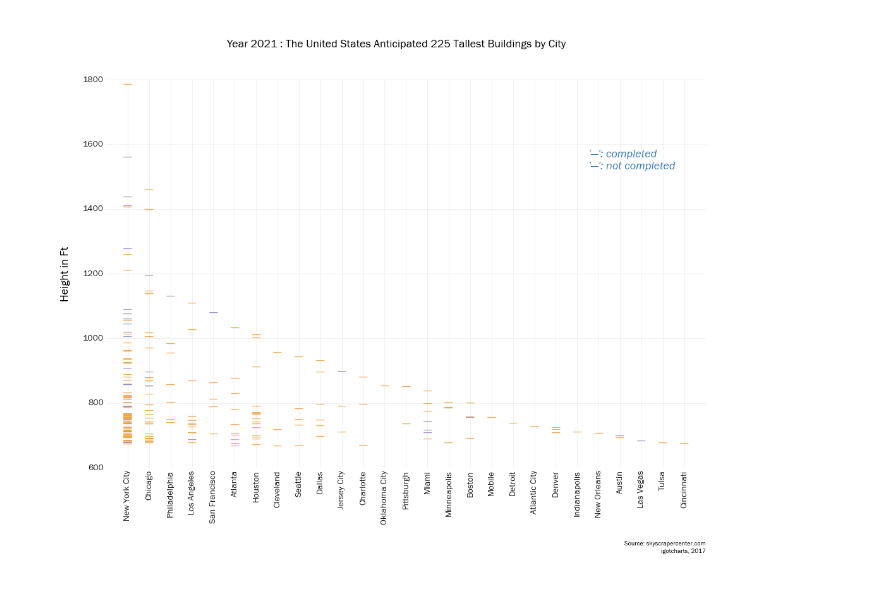
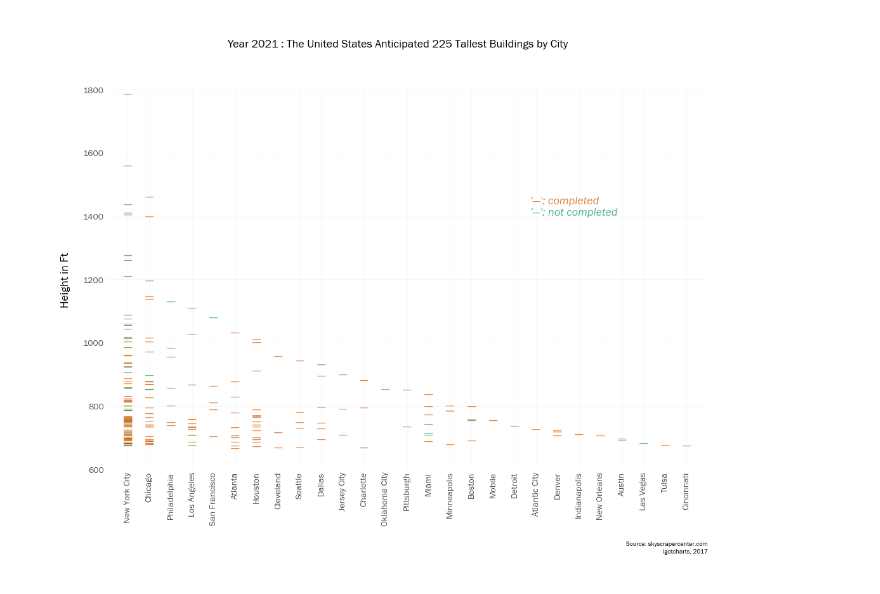
Before and after one commit to igotcharts/charts_and_more_charts, a Jupyter notebook: notebooks/Skyscrapers.ipynb, the cells around one changed output. Cells and saved outputs as stored; diff of their text form; code cells hidden in the pictures.

Commit message:
updated colors

```diff
--- a/notebooks/Skyscrapers.ipynb
+++ b/notebooks/Skyscrapers.ipynb
@@ -11,16 +11,21 @@ skyscraper['City_Recode'] = charts_function_list.numeric_code(skyscraper,'City')
 # %%
 os.chdir(output)
 # %%
+#function to re-code whether the bldg is complete or not
 def completed(series,color1,color2):
     if series<=2017:
         return color1
     else:
         return color2
-
-skyscraper['Completed_Color_Code']= skyscraper['Completed'].apply(completed,color1='#f1a340',color2='#998ec3')
+# %%
+#define colors
+color1 = '#d95f02'
+color2 = '#1b9e77'
+
+skyscraper['Completed_Color_Code']= skyscraper['Completed'].apply(completed,color1=color1,color2=color2)
 # %%
 #set transparency variable
-a=.9
+a=.7
 
 #add figure, axis
 fig = figure(figsize=(17,11))
@@ -31,40 +36,40 @@ ax = fig.add_subplot(111)
 #text scatter with em dash
 
 for item in range(len(skyscraper)):
-    ax.text(skyscraper['City_Recode'][item],skyscraper['Height (ft)'][item],'\u2014',ha='center',alpha=.9
+    ax.text(skyscraper['City_Recode'][item],skyscraper['Height (ft)'][item],'\u2014',ha='center',alpha=a
             ,
             color=skyscraper['Completed_Color_Code'][item],fontsize=20)
 #axis labels
 ax.set_ylabel('Height in Ft',fontsize=18,labelpad=20)
 
 #x-ticks
 ax.set_xticks([x for x in range(1,28)])
 ax.set_xticklabels(skyscraper['City'].unique(),rotation=90,fontsize=14,alpha=a)
 
 
 
 #limits
 ax.set_xlim(0,28)
 ax.set_ylim(600,1800)
 
 #yticks
 ax.set_yticklabels([int(x) for x in ax.get_yticks()],fontsize=14,alpha=a)
 
 #credits
 ax.text(1,-.2,'Source: skyscrapercenter.com',transform=ax.transAxes,ha='right')
 ax.text(1,-.22,'igotcharts, 2017',transform=ax.transAxes,ha='right')
 
 
-ax.text(.8,.8,' \'\u2014\': completed',color='#f1a340',
+ax.text(.7,.7,' \'\u2014\': completed',color=color1,
         transform=ax.transAxes,fontsize=18,ha='left',fontstyle='italic',alpha=.8)
-ax.text(.8,.77,' \'\u2014\': not completed',color='#08589e',
+ax.text(.7,.67,' \'\u2014\': not completed',color=color2,
         transform=ax.transAxes,fontsize=18,ha='left',fontstyle='italic',alpha=.8)
 
 os.chdir(output)
 
 
 
-#plt.savefig('tallest_us_2021',
- #           bbox_inches = 'tight', dpi = 300, pad_inches = .5,edgecolor = '#ffffff',facecolor = '#ffffff')
+plt.savefig('tallest_us_2021',
+            bbox_inches = 'tight', dpi = 300, pad_inches = .5,edgecolor = '#ffffff',facecolor = '#ffffff')
 # %% [output]
-[figure, old version]
+[figure, new version]
```
Also changed, not shown: parts of 1 cell of this notebook, 1 other file.
